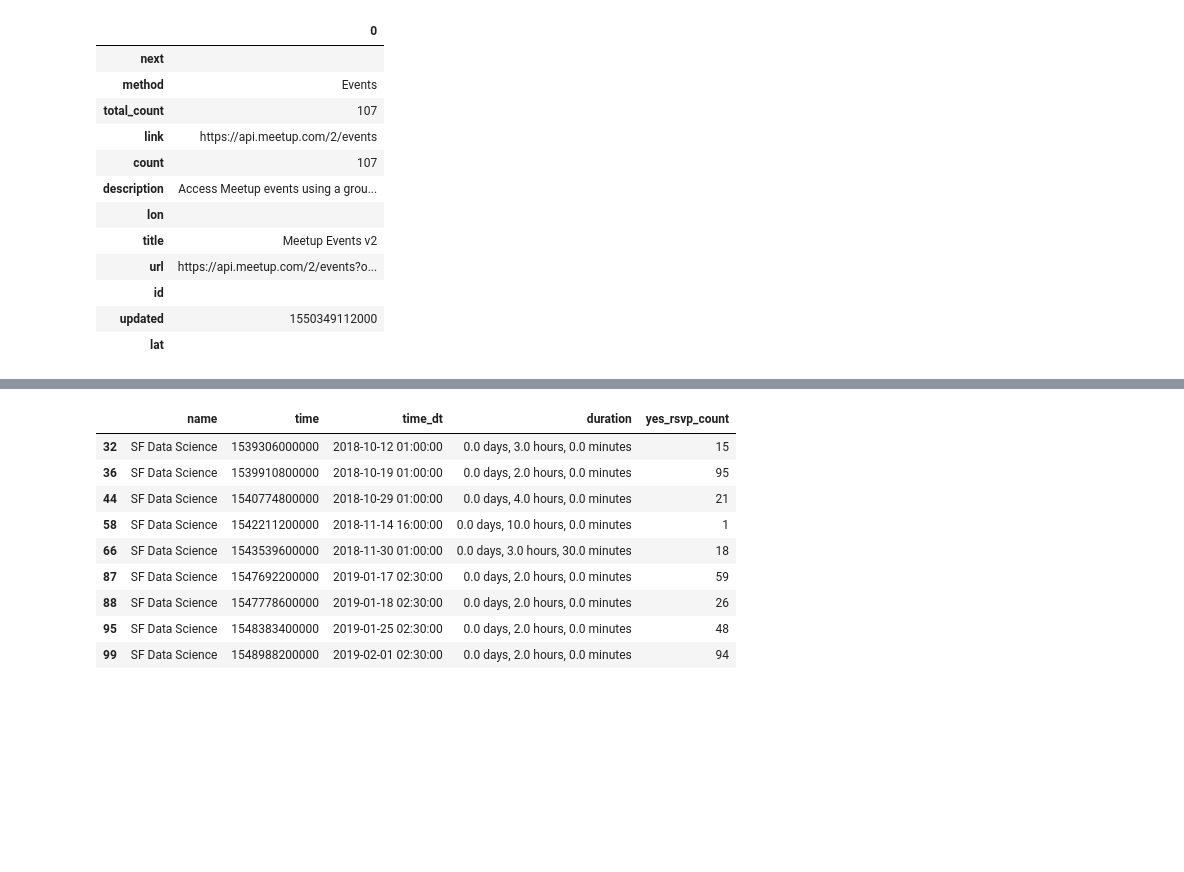
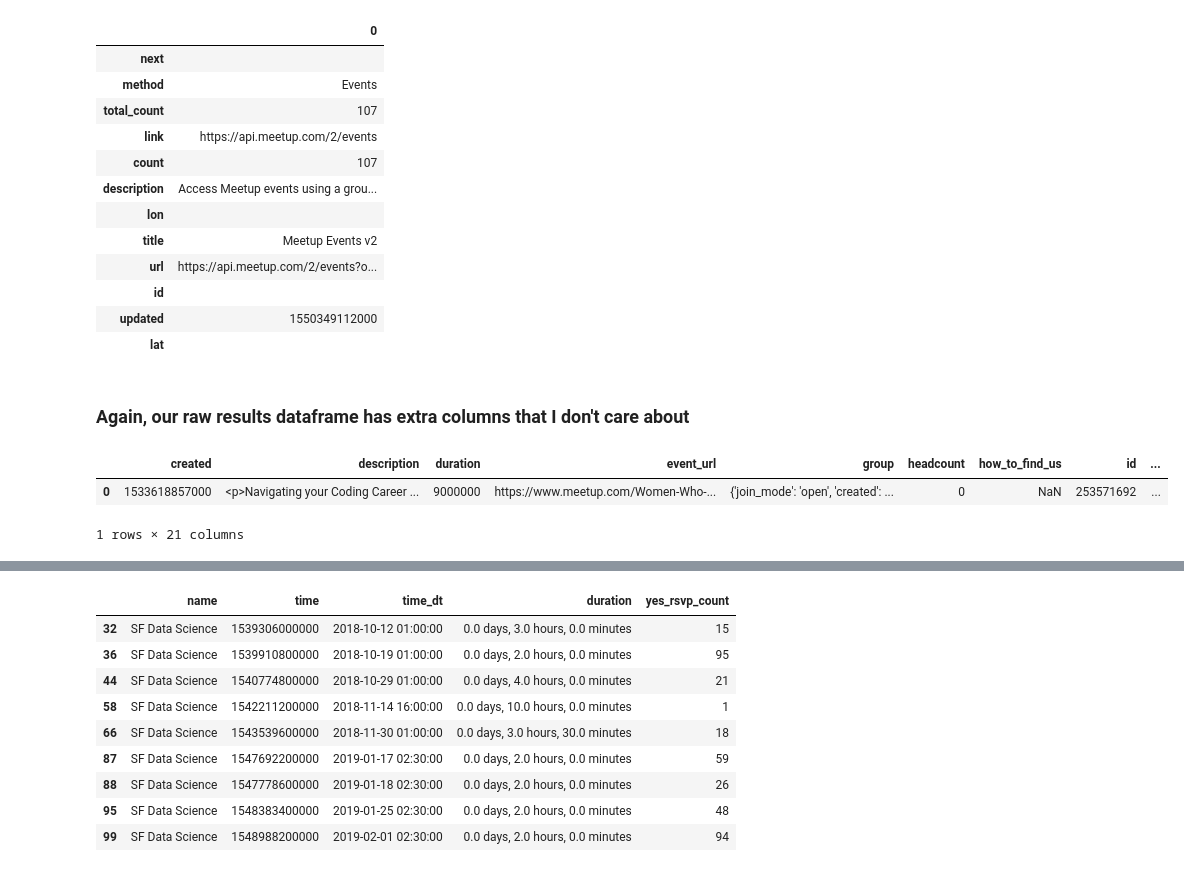
Before and after one commit to redpanda-ai/datascience_challenges, a Jupyter notebook: 01_explore_meetup_api/explore_sf_meetups.ipynb, the cells around one changed output, grey strips where cells are left out. Drawn from its saved outputs; the diff is of its cells as text; code cells hidden in the pictures; blank space fills up the shorter version.

```diff
--- a/01_explore_meetup_api/explore_sf_meetups.ipynb
+++ b/01_explore_meetup_api/explore_sf_meetups.ipynb
@@ -428,3 +422,12 @@ parse_meta(events_resp)
 | id |  |
 | updated | 1550349112000 |
 | lat |  |
+# %% [markdown]
+### Again, our raw results dataframe has extra columns that I don't care about
+# %%
+raw_results_df = parse_results(events_resp)
+raw_results_df.head(1)
+# %% [output]
+|  | created | description | duration | event_url | group | headcount | how_to_find_us | id | ... |
+| 0 | 1533618857000 | <p>Navigating your Coding Career ... | 9000000 | https://www.meetup.com/Women-Who-... | {'join_mode': 'open', 'created': ... | 0 | NaN | 253571692 | ... |
+1 rows × 21 columns
```
Also changed, not shown: parts of 32 cells of this notebook.
